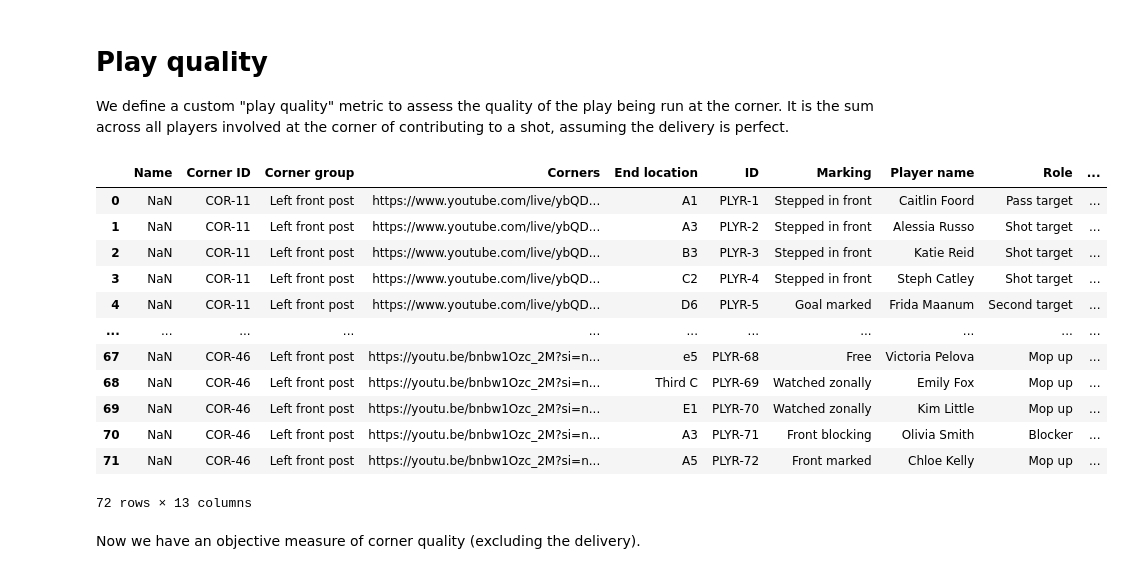
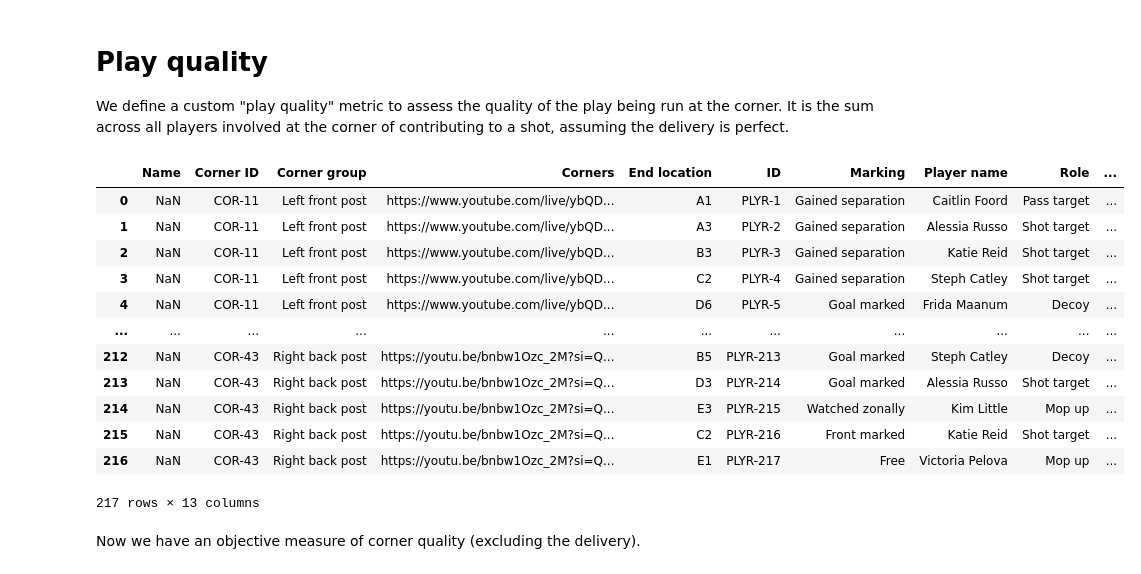
Before and after one commit to gsheir/arsenal_corners, a Jupyter notebook: corner_analysis.ipynb, the cells around one changed output. Saved outputs shown, nothing was run; the diff lists cells and outputs as text; code cells hidden in the pictures.

```diff
--- a/corner_analysis.ipynb
+++ b/corner_analysis.ipynb
@@ -398,45 +403,44 @@ We define a custom "play quality" metric to assess the quality of the play being
 # %%
 # Metric definition: Role x Marking
 
 roles = {
     "Shot target": 1,
     "Pass target": 0.5,
     "Second target": 0.5,
-    "Blocker": 0.2,
-    "Clear space": 0.1,
+    "Blocker": 0.1,
+    "Decoy": 0.1,
     "Mop up": 0.05,
 }
 
 marking = {
     "Free": 1,
     "Freed by blocker": 1,
-    "Stepped in front": 0.8,
+    "Blocking": 1,
+    "Gained separation": 0.8,
     "Goal marked": 0.3,
     "Watched zonally": 0.3,
     "Front marked": 0.1,
-    "Front blocking": 0.1,
-    "Front blocking 2x": 0.2,
 }
 
 players["Role score"] = players["Role"].map(roles)
 players["Marking score"] = players["Marking"].map(marking)
 players["Play quality"] = players["Role score"] * players["Marking score"]
 
 players
 # %% [output]
 |  | Name | Corner ID | Corner group | Corners | End location | ID | Marking | Player name | Role | ... |
-| 0 | NaN | COR-11 | Left front post | https://www.youtube.com/live/ybQD... | A1 | PLYR-1 | Stepped in front | Caitlin Foord | Pass target | ... |
-| 1 | NaN | COR-11 | Left front post | https://www.youtube.com/live/ybQD... | A3 | PLYR-2 | Stepped in front | Alessia Russo | Shot target | ... |
-| 2 | NaN | COR-11 | Left front post | https://www.youtube.com/live/ybQD... | B3 | PLYR-3 | Stepped in front | Katie Reid | Shot target | ... |
-| 3 | NaN | COR-11 | Left front post | https://www.youtube.com/live/ybQD... | C2 | PLYR-4 | Stepped in front | Steph Catley | Shot target | ... |
-| 4 | NaN | COR-11 | Left front post | https://www.youtube.com/live/ybQD... | D6 | PLYR-5 | Goal marked | Frida Maanum | Second target | ... |
+| 0 | NaN | COR-11 | Left front post | https://www.youtube.com/live/ybQD... | A1 | PLYR-1 | Gained separation | Caitlin Foord | Pass target | ... |
+| 1 | NaN | COR-11 | Left front post | https://www.youtube.com/live/ybQD... | A3 | PLYR-2 | Gained separation | Alessia Russo | Shot target | ... |
+| 2 | NaN | COR-11 | Left front post | https://www.youtube.com/live/ybQD... | B3 | PLYR-3 | Gained separation | Katie Reid | Shot target | ... |
+| 3 | NaN | COR-11 | Left front post | https://www.youtube.com/live/ybQD... | C2 | PLYR-4 | Gained separation | Steph Catley | Shot target | ... |
+| 4 | NaN | COR-11 | Left front post | https://www.youtube.com/live/ybQD... | D6 | PLYR-5 | Goal marked | Frida Maanum | Decoy | ... |
 | ... | ... | ... | ... | ... | ... | ... | ... | ... | ... | ... |
-| 67 | NaN | COR-46 | Left front post | https://youtu.be/bnbw1Ozc_2M?si=n... | e5 | PLYR-68 | Free | Victoria Pelova | Mop up | ... |
-| 68 | NaN | COR-46 | Left front post | https://youtu.be/bnbw1Ozc_2M?si=n... | Third C | PLYR-69 | Watched zonally | Emily Fox | Mop up | ... |
-| 69 | NaN | COR-46 | Left front post | https://youtu.be/bnbw1Ozc_2M?si=n... | E1 | PLYR-70 | Watched zonally | Kim Little | Mop up | ... |
-| 70 | NaN | COR-46 | Left front post | https://youtu.be/bnbw1Ozc_2M?si=n... | A3 | PLYR-71 | Front blocking | Olivia Smith | Blocker | ... |
-| 71 | NaN | COR-46 | Left front post | https://youtu.be/bnbw1Ozc_2M?si=n... | A5 | PLYR-72 | Front marked | Chloe Kelly | Mop up | ... |
+| 212 | NaN | COR-43 | Right back post | https://youtu.be/bnbw1Ozc_2M?si=Q... | B5 | PLYR-213 | Goal marked | Steph Catley | Decoy | ... |
+| 213 | NaN | COR-43 | Right back post | https://youtu.be/bnbw1Ozc_2M?si=Q... | D3 | PLYR-214 | Goal marked | Alessia Russo | Shot target | ... |
+| 214 | NaN | COR-43 | Right back post | https://youtu.be/bnbw1Ozc_2M?si=Q... | E3 | PLYR-215 | Watched zonally | Kim Little | Mop up | ... |
+| 215 | NaN | COR-43 | Right back post | https://youtu.be/bnbw1Ozc_2M?si=Q... | C2 | PLYR-216 | Front marked | Katie Reid | Shot target | ... |
+| 216 | NaN | COR-43 | Right back post | https://youtu.be/bnbw1Ozc_2M?si=Q... | E1 | PLYR-217 | Free | Victoria Pelova | Mop up | ... |
-72 rows × 13 columns
+217 rows × 13 columns
 # %% [markdown]
 Now we have an objective measure of corner quality (excluding the delivery).
 # %%
```
Also changed, not shown: parts of 12 cells of this notebook, 2 other files.
